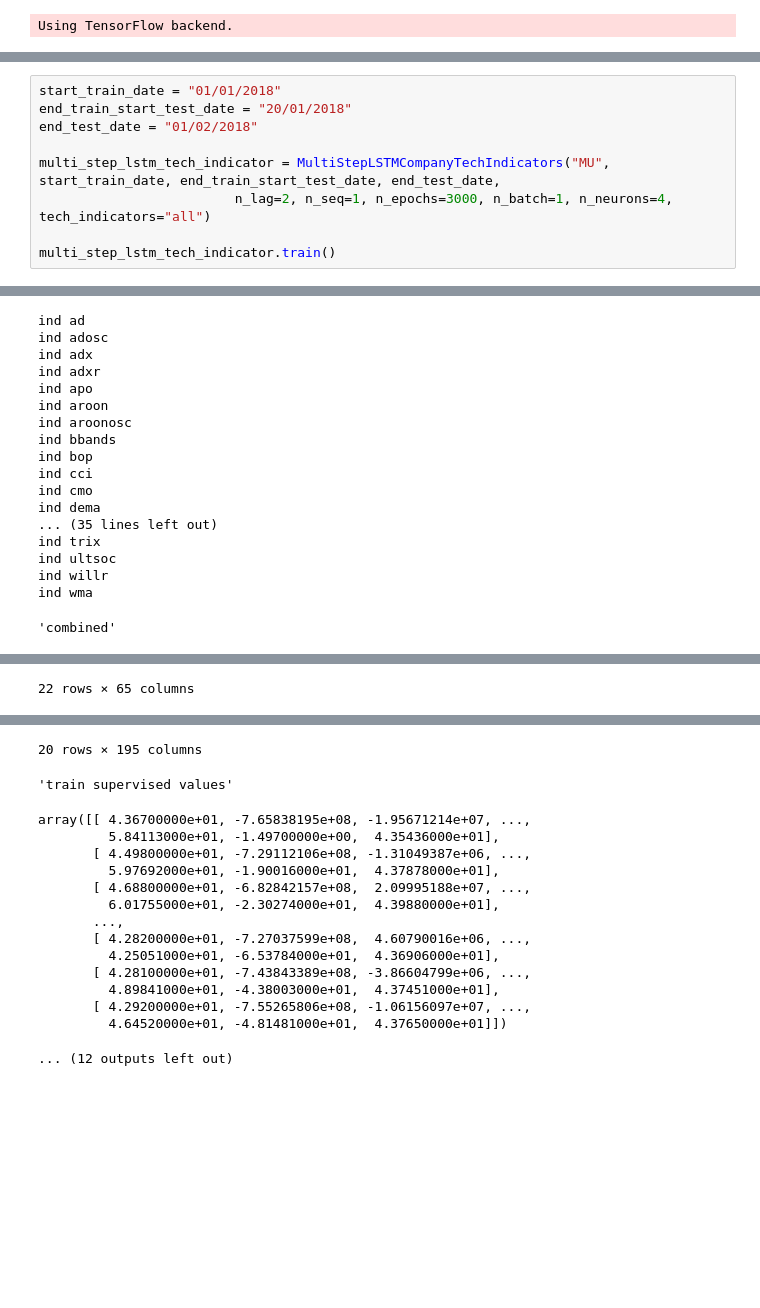
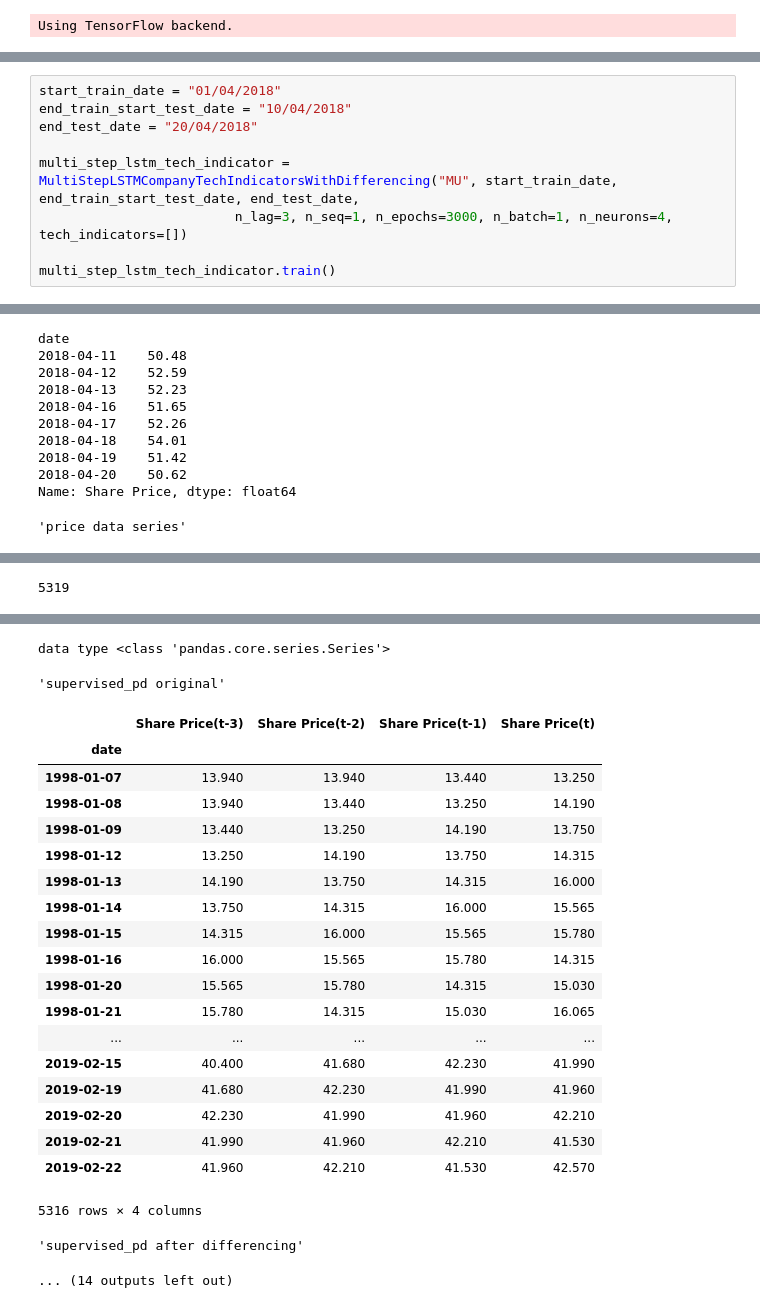
Before and after one commit to FinnZC/Stock-AI, a Jupyter notebook: code/Experimenting Technical Indicators.ipynb, the cells around one changed output, grey strips where cells are left out. Drawn from its saved outputs; the diff is of its cells as text; blank space fills up the shorter version.

Commit message:
Built tech indicator with differencing and currently experimenting with saving Keras models and Objects

```diff
--- a/code/Experimenting Technical Indicators.ipynb
+++ b/code/Experimenting Technical Indicators.ipynb
@@ -164,10 +304,10 @@ class MultiStepLSTMCompanyTechIndicators(MultiStepLSTMCompany):
 # %%
-start_train_date = "01/01/2018"
-end_train_start_test_date = "20/01/2018"
-end_test_date = "01/02/2018"
+start_train_date = "01/04/2018"
+end_train_start_test_date = "10/04/2018"
+end_test_date = "20/04/2018"
 
-multi_step_lstm_tech_indicator = MultiStepLSTMCompanyTechIndicators("MU", start_train_date, end_train_start_test_date, end_test_date,
-                         n_lag=2, n_seq=1, n_epochs=3000, n_batch=1, n_neurons=4, tech_indicators="all")
+multi_step_lstm_tech_indicator = MultiStepLSTMCompanyTechIndicatorsWithDifferencing("MU", start_train_date, end_train_start_test_date, end_test_date,
+                         n_lag=3, n_seq=1, n_epochs=3000, n_batch=1, n_neurons=4, tech_indicators=[])
 
 multi_step_lstm_tech_indicator.train()
 # %% [output]
@@ -193,18 +325,11 @@ Name: 5. adjusted close, dtype: float64
-ind ad
-ind adosc
-ind adx
-ind adxr
-ind apo
-ind aroon
-ind aroonosc
-ind bbands
-ind bop
-ind cci
-ind cmo
-ind dema
-... (35 lines left out)
-ind trix
-ind ultsoc
-ind willr
-ind wma
+date
+2018-04-11    50.48
+2018-04-12    52.59
+2018-04-13    52.23
+2018-04-16    51.65
+2018-04-17    52.26
+2018-04-18    54.01
+2018-04-19    51.42
+2018-04-20    50.62
+Name: Share Price, dtype: float64
-'combined'
+'price data series'
@@ -229 +336 @@ ind wma
-22 rows × 65 columns
+5319
@@ -249,16 +354,23 @@ ind wma
-20 rows × 195 columns
+data type <class 'pandas.core.series.Series'>
-'train supervised values'
+'supervised_pd original'
+|  | Share Price(t-3) | Share Price(t-2) | Share Price(t-1) | Share Price(t) |
+| date |  |  |  |  |
+| 1998-01-07 | 13.940 | 13.940 | 13.440 | 13.250 |
+| 1998-01-08 | 13.940 | 13.440 | 13.250 | 14.190 |
+| 1998-01-09 | 13.440 | 13.250 | 14.190 | 13.750 |
+| 1998-01-12 | 13.250 | 14.190 | 13.750 | 14.315 |
+| 1998-01-13 | 14.190 | 13.750 | 14.315 | 16.000 |
+| 1998-01-14 | 13.750 | 14.315 | 16.000 | 15.565 |
+| 1998-01-15 | 14.315 | 16.000 | 15.565 | 15.780 |
+| 1998-01-16 | 16.000 | 15.565 | 15.780 | 14.315 |
+| 1998-01-20 | 15.565 | 15.780 | 14.315 | 15.030 |
+| 1998-01-21 | 15.780 | 14.315 | 15.030 | 16.065 |
+| ... | ... | ... | ... | ... |
+| 2019-02-15 | 40.400 | 41.680 | 42.230 | 41.990 |
+| 2019-02-19 | 41.680 | 42.230 | 41.990 | 41.960 |
+| 2019-02-20 | 42.230 | 41.990 | 41.960 | 42.210 |
+| 2019-02-21 | 41.990 | 41.960 | 42.210 | 41.530 |
+| 2019-02-22 | 41.960 | 42.210 | 41.530 | 42.570 |
-array([[ 4.36700000e+01, -7.65838195e+08, -1.95671214e+07, ...,
-         5.84113000e+01, -1.49700000e+00,  4.35436000e+01],
-       [ 4.49800000e+01, -7.29112106e+08, -1.31049387e+06, ...,
-         5.97692000e+01, -1.90016000e+01,  4.37878000e+01],
-       [ 4.68800000e+01, -6.82842157e+08,  2.09995188e+07, ...,
-         6.01755000e+01, -2.30274000e+01,  4.39880000e+01],
-       ...,
-       [ 4.28200000e+01, -7.27037599e+08,  4.60790016e+06, ...,
-         4.25051000e+01, -6.53784000e+01,  4.36906000e+01],
-       [ 4.28100000e+01, -7.43843389e+08, -3.86604799e+06, ...,
-         4.89841000e+01, -4.38003000e+01,  4.37451000e+01],
-       [ 4.29200000e+01, -7.55265806e+08, -1.06156097e+07, ...,
-         4.64520000e+01, -4.81481000e+01,  4.37650000e+01]])
+5316 rows × 4 columns
-... (12 outputs left out)
+'supervised_pd after differencing'
+... (14 outputs left out)
```
Also changed, not shown: parts of 6 cells of this notebook, 5 other files.
